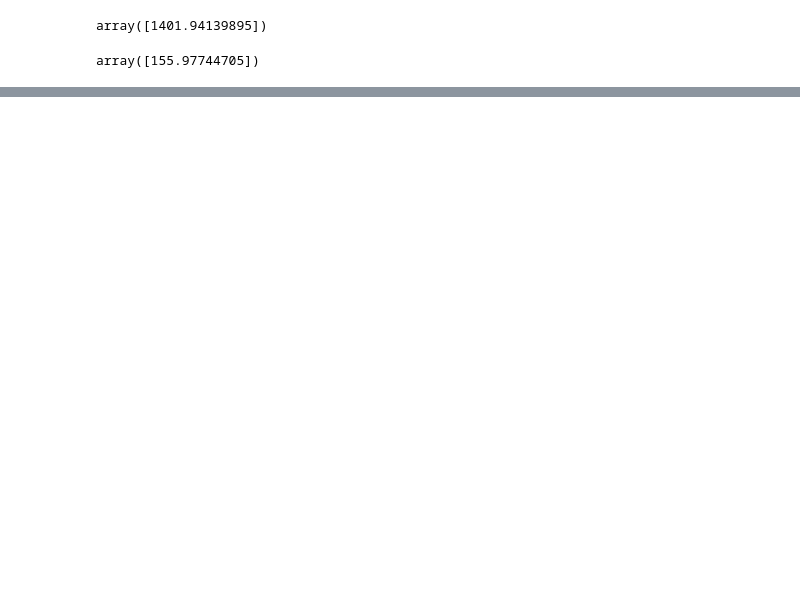
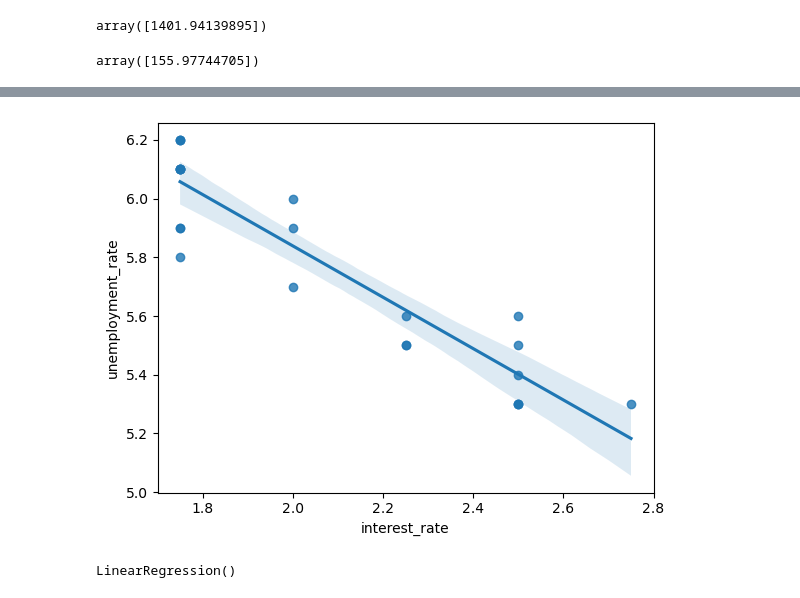
Before and after one commit to vikasvr1997/ML-Learner, a Jupyter notebook: Regression/linear_regression.ipynb, the cells around one changed output, grey strips where cells are left out. Cells and saved outputs as stored; diff of their text form; code cells hidden in the pictures; blank space fills up the shorter version.

Commit message:
Updated Regression files

```diff
--- a/Regression/linear_regression.ipynb
+++ b/Regression/linear_regression.ipynb
@@ -183,0 +250,5 @@ array([155.97744705])
+# %%
+sns.regplot(x = df_index_1['interest_rate'],y = df_index_1['unemployment_rate'])
+plt.show()
+# %% [output]
+[figure, added]
@@ -183,0 +264,4 @@ array([155.97744705])
+# %%
+regression.fit(X_train, y_train)
+# %% [output]
+LinearRegression()
```
Also changed, not shown: parts of 21 cells of this notebook, 4 other files.
